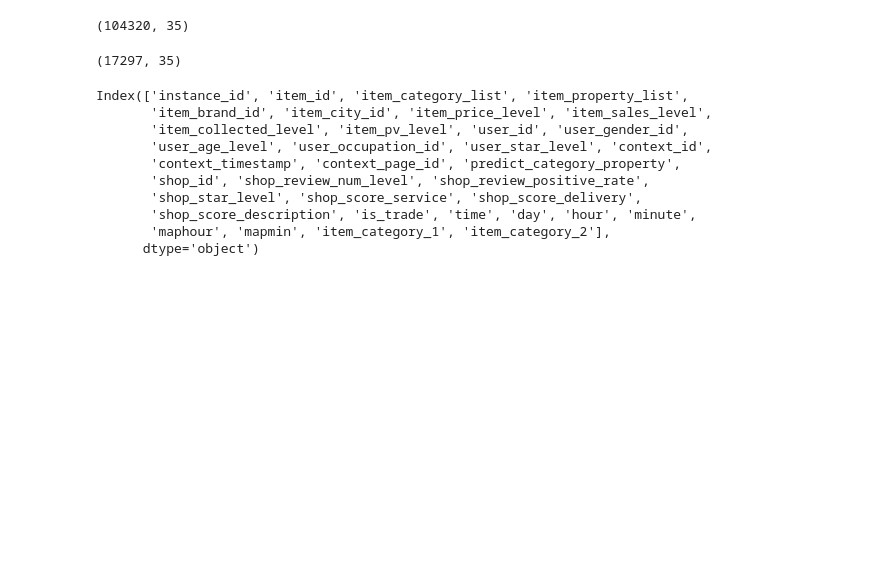
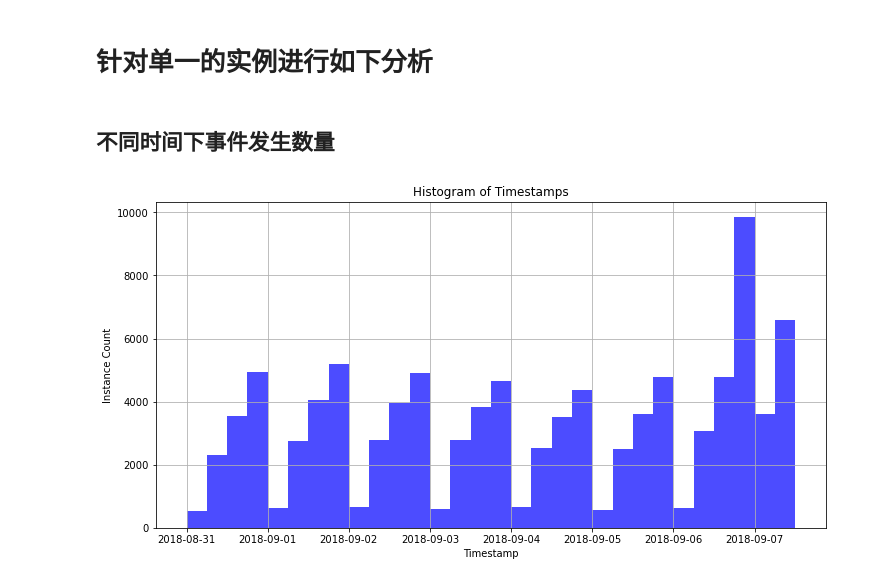
Before and after one commit to IBA6202MA/Search-Advertising-Conversion-Prediction, a Jupyter notebook: data_preprocess01.ipynb, the cells around one changed output. Drawn from its saved outputs; the diff is of its cells as text; code cells hidden in the pictures; blank space fills up the shorter version.

```diff
--- a/data_preprocess01.ipynb
+++ b/data_preprocess01.ipynb
@@ -160,21 +180,16 @@ test_all.to_csv(path+'test_all.csv', index=False)
-# %%
-train_all.shape
-# %% [output]
-(104320, 35)
-# %%
-test_all.shape
-# %% [output]
-(17297, 35)
-# %%
-train_all.columns
-# %% [output]
-Index(['instance_id', 'item_id', 'item_category_list', 'item_property_list',
-       'item_brand_id', 'item_city_id', 'item_price_level', 'item_sales_level',
-       'item_collected_level', 'item_pv_level', 'user_id', 'user_gender_id',
-       'user_age_level', 'user_occupation_id', 'user_star_level', 'context_id',
-       'context_timestamp', 'context_page_id', 'predict_category_property',
-       'shop_id', 'shop_review_num_level', 'shop_review_positive_rate',
-       'shop_star_level', 'shop_score_service', 'shop_score_delivery',
-       'shop_score_description', 'is_trade', 'time', 'day', 'hour', 'minute',
-       'maphour', 'mapmin', 'item_category_1', 'item_category_2'],
-      dtype='object')
+# %% [markdown]
+# 针对单一的实例进行如下分析
+# %% [markdown]
+## 不同时间下事件发生数量
+# %%
+import matplotlib.pyplot as plt
+
+plt.figure(figsize=(12, 6))
+plt.hist(data['time'], bins=30, color='b', alpha=0.7)
+plt.title('Histogram of Timestamps')
+plt.xlabel('Timestamp')
+plt.ylabel('Instance Count')
+plt.grid(True)
+plt.show()
+# %% [output]
+[figure, added]
```
Also changed, not shown: parts of 50 cells of this notebook, 3 other files.
